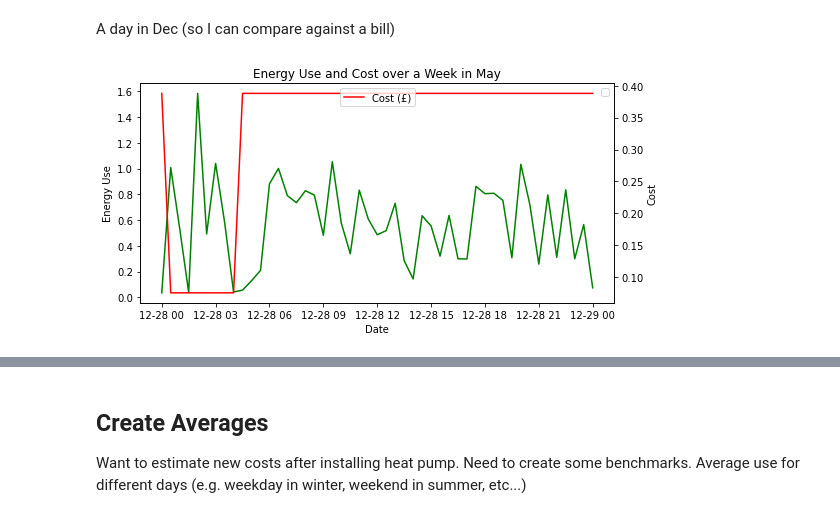
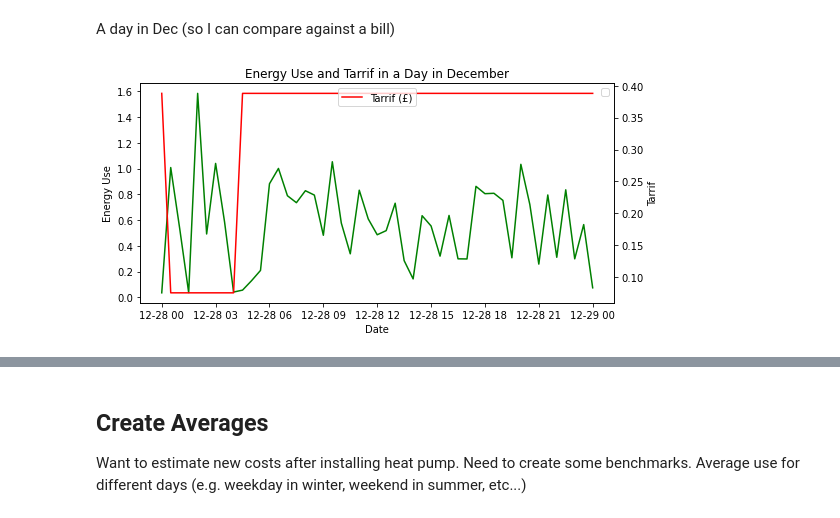
Before and after one commit to nickmalleson/playground, a Jupyter notebook: energy_use/energy_use.ipynb, the cells around one changed output, grey strips where cells are left out. Drawn from its saved outputs; the diff is of its cells as text; code cells hidden in the pictures.

Commit message:
compared existing tarrif to a standard one

```diff
--- a/energy_use/energy_use.ipynb
+++ b/energy_use/energy_use.ipynb
@@ -23,21 +26,25 @@ Also add a cost column. Current prices are:
 # %%
-# Precise times of historical data (not sure if this is needed)
-start_historical = datetime.fromisoformat("2021-10-09 00:00:00+00:00")
-end_historical   = datetime.fromisoformat("2021-10-08 23:59:59+00:00")
+# Precise times of historical data
+start_historical = datetime.fromisoformat("2021-10-09 00:00:00")
+end_historical   = datetime.fromisoformat("2022-10-08 23:30:00")
 
 # A lookup with energy prices in half-hourly time slots
 price_lookup = [0.3882] + [0.075] * 8 + [0.3882] * 39
-assert len(price_lookup) == 48, f"{len(price_lookup)}"
 
-def calc_cost(row):
-    """Given a row of data, use the date (row index) and energy use to calculate the cost"""
+def calc_tarrif(row, price_lookup = price_lookup, cost=False):
+    """Given a row of data, use the date (row index), energy use and price lookup
+    to calculate the actual cost of energy (if cost=True) or the tarrif (if cost=False)."""
+    assert len(price_lookup) == 48, f"Price lookup should have 48 items, not: {len(price_lookup)}"
     date = row.name # Stupidly the index is referenced using 'name' in pandas
     energy = row.energy
-    # Find the cost for this half hourly slot. Multiply decimal hour by 2
+    # Find the tarrif for this half hourly slot. Multiply decimal hour by 2
     price_index = int( (date.hour + (date.minute / 60) ) * 2 )
     #print(date, price_index, ( date.hour + (date.minute / 60) ) * 2, price_lookup[price_index])
-    return price_lookup[price_index]
-
+    tarrif = price_lookup[price_index]
+    if cost:
+        return tarrif * energy
+    else:
+        return tarrif
 
 def read_data(filename):
     """Process to read and clean data is the same for historical and latest datasets"""
@@ -66,8 +73,9 @@ def read_data(filename):
     # Now just take the columns that we want
     raw_data = raw_data.loc[:,['energy']]
 
-    # Add a cost column
-    raw_data['cost'] = raw_data.apply(calc_cost, axis=1)
+    # Add tarrif and cost columns
+    raw_data['tarrif'] = raw_data.apply(calc_tarrif, axis=1, cost=False)
+    raw_data['cost'] = raw_data.apply(calc_tarrif, axis=1, cost=True)
 
     # Make some useful ones
     #df['Day'] = df.index.map(lambda x:x.day) # (had to do it this way before I had the DateTimeIndex set up properly)
@@ -83,8 +91,13 @@ def read_data(filename):
     raw_data['season'] = raw_data.index.month%12 // 3 + 1
     return raw_data
 
+# Read the latext and cut out any entries that occur during the 'history' period
+# (plus 30 mins because otherwise the last/first half hour period is repeated)
+latest_df = read_data("consumption-latest.csv")
+latest_df = latest_df.loc[end_historical+timedelta(minutes=30):]
+
+# I edited the historical file in vim so it should have the full year (no need to edit)
 hist_df = read_data("consumption-historical.csv.zip")
-late_df = read_data("consumption-latest.csv.zip")
 # %%
 hist_df
 # %% [output]
@@ -198,29 +207,29 @@ plt.show()
 # %% [markdown]
 A day in Dec (so I can compare against a bill)
 # %%
-temp = late_df.loc[datetime.fromisoformat("2022-12-28"):datetime.fromisoformat("2022-12-29"),]
+temp = latest_df.loc[datetime.fromisoformat("2022-12-28"):datetime.fromisoformat("2022-12-29"),]
 
 fig, ax = plt.subplots(figsize=(8,4))
 ax2 = ax.twinx()
 
-ax.set_title('Energy Use and Cost over a Week in May')
+ax.set_title('Energy Use and Tarrif in a Day in December')
 ax.set_xlabel('Date')
 ax.set_ylabel('Energy Use')
 ax.legend(["energy use"])
 ax.plot(temp['energy'], color='green')
 
-ax2.plot(temp['cost'], color='red')
-ax2.set_ylabel('Cost')
-ax2.legend(['Cost (£)'], loc='upper center')
+ax2.plot(temp['tarrif'], color='red')
+ax2.set_ylabel('Tarrif')
+ax2.legend(['Tarrif (£)'], loc='upper center')
 
 #ax.set_xticks(gdp['date'].dt.date)
 #ax.set_xticklabels(gdp['date'].dt.year, rotation=90)
 #ax.yaxis.grid(color='lightgray', linestyle='dashed')
 
 plt.tight_layout()
 plt.show()
 #temp.plot(figsize=(15, 7), title="Energy over one week in may (for example)", legend=True, label="energy");
 #hist_df.loc[datetime.fromisoformat("2022-05-02 00:00:00+01:00"):datetime.fromisoformat("2022-05-08 23:59:59+01:00"),
 #         'energy'].plot(figsize=(15, 7), title="Energy over one week in may (for example)");
 # %% [output]
-[figure, old version]
+[figure, new version]
```
Also changed, not shown: parts of 16 cells of this notebook.
